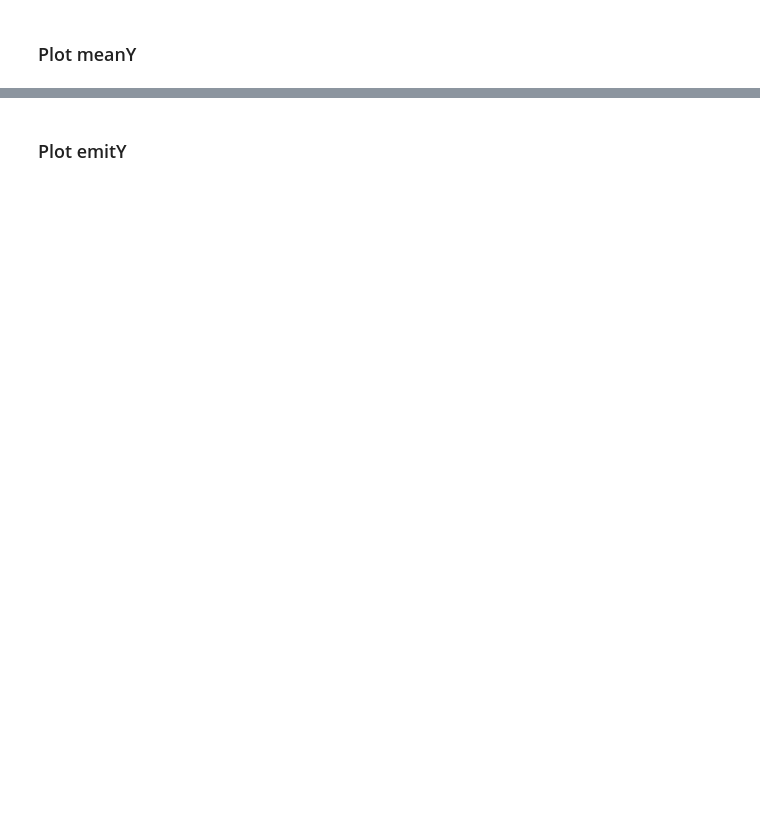
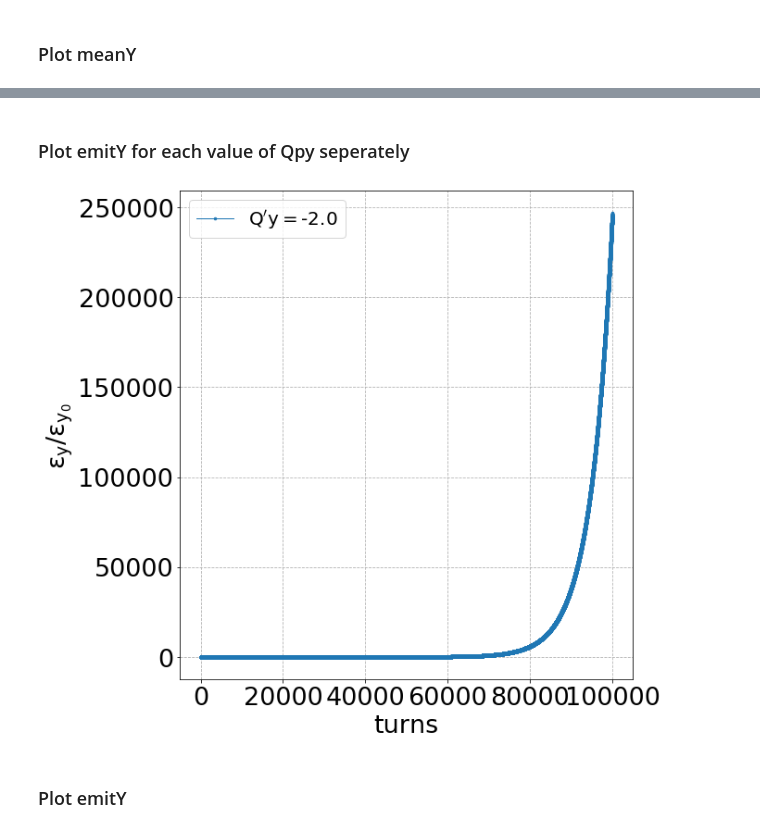
Before and after one commit to natriant/cc_rf_noise_pyheadtail, a Jupyter notebook: post_process_analysis/job005a_centroidMotion_vs_emittanceBU_chromaScan_dipoleOffset.ipynb, the cells around one changed output, grey strips where cells are left out. Saved outputs shown, nothing was run; the diff lists cells and outputs as text; code cells hidden in the pictures; blank space fills up the shorter version.

```diff
--- a/post_process_analysis/job005a_centroidMotion_vs_emittanceBU_chromaScan_dipoleOffset.ipynb
+++ b/post_process_analysis/job005a_centroidMotion_vs_emittanceBU_chromaScan_dipoleOffset.ipynb
@@ -82,3 +101,25 @@ if savefig:
+# %% [markdown]
+### Plot emitY for each value of Qpy seperately
+# %%
+my_index = 0 # the index correspond to the Qpy_scan list
+
+Qpy = Qpy_scan[my_index]
+
+fig, ax = plt.subplots()
+
+ax.plot(emitY_list[my_index]/emitY_list[my_index][0], '.-', c=f'C{my_index}', label=r'$\mathrm{Q^\prime y=}$'+f'{Qpy}')
+ax.set_xlabel('turns')
+ax.set_ylabel(r'$\mathrm{\epsilon_y / \epsilon_{y_0}}$')
+ax.grid(linestyle='dashed')
+ax.legend(loc=0)
+
+plt.tight_layout()
+
+savefig = True
+if savefig:
+    plt.savefig(f'./output/emitY_{study_name}_Qpy{Qpy}.png', bbox_inches='tight')
+# %% [output]
+[figure, added]
 # %% [markdown]
 ### Plot emitY
 # %%
```
Also changed, not shown: parts of 11 cells of this notebook, 8 other files.
